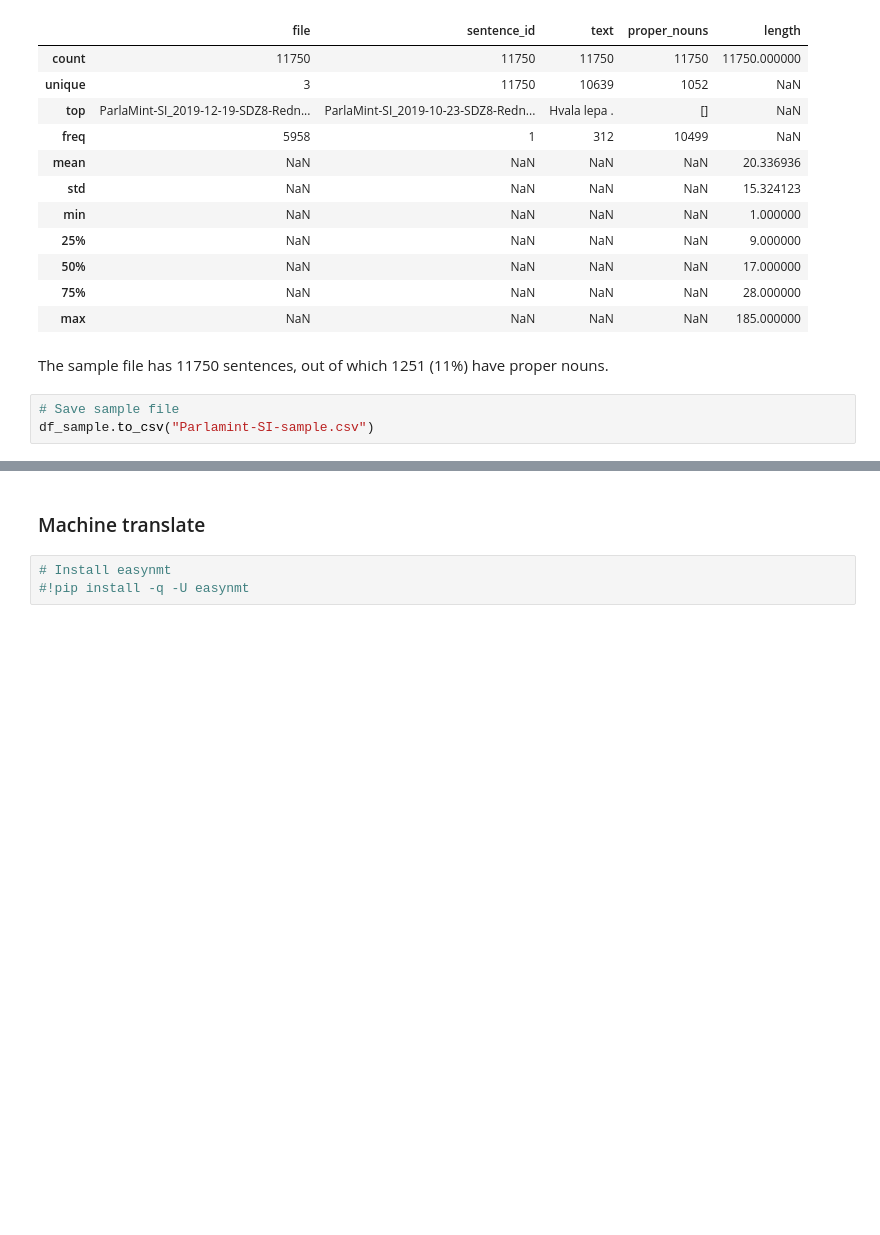
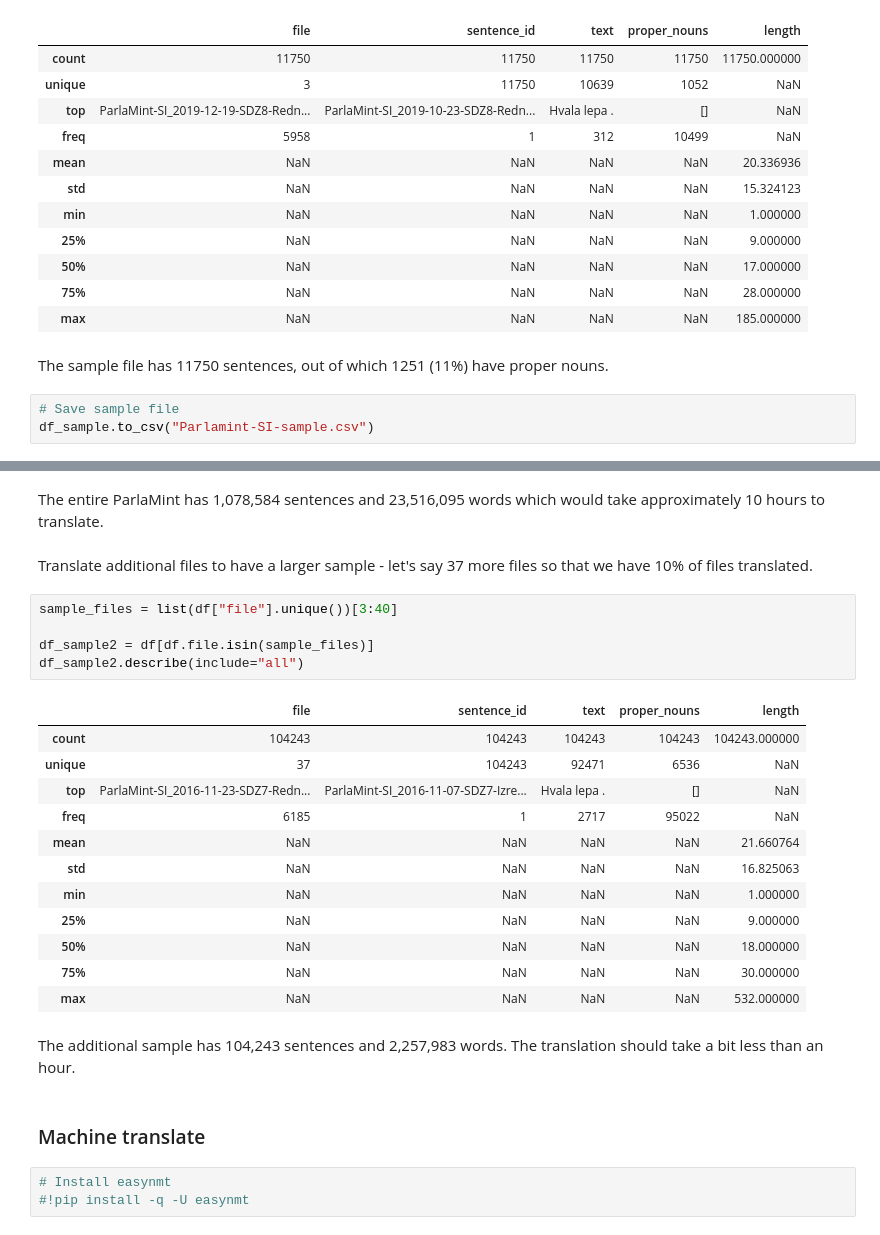
Before and after one commit to TajaKuzman/Parlamint-translation, a Jupyter notebook: 1-Prepare-and-translate-data.ipynb, the cells around one changed output, grey strips where cells are left out. Drawn from its saved outputs; the diff is of its cells as text; blank space fills up the shorter version.

```diff
--- a/1-Prepare-and-translate-data.ipynb
+++ b/1-Prepare-and-translate-data.ipynb
@@ -273,3 +290,27 @@ df_sample.to_csv("Parlamint-SI-sample.csv")
+# %% [markdown]
+The entire ParlaMint has 1,078,584 sentences and 23,516,095 words which would take approximately 10 hours to translate.
+# %% [markdown]
+Translate additional files to have a larger sample - let's say 37 more files so that we have 10% of files translated.
+# %%
+sample_files = list(df["file"].unique())[3:40]
+
+df_sample2 = df[df.file.isin(sample_files)]
+df_sample2.describe(include="all")
+# %% [output]
+|  | file | sentence_id | text | proper_nouns | length |
+| count | 104243 | 104243 | 104243 | 104243 | 104243.000000 |
+| unique | 37 | 104243 | 92471 | 6536 | NaN |
+| top | ParlaMint-SI_2016-11-23-SDZ7-Redn... | ParlaMint-SI_2016-11-07-SDZ7-Izre... | Hvala lepa . | [] | NaN |
+| freq | 6185 | 1 | 2717 | 95022 | NaN |
+| mean | NaN | NaN | NaN | NaN | 21.660764 |
+| std | NaN | NaN | NaN | NaN | 16.825063 |
+| min | NaN | NaN | NaN | NaN | 1.000000 |
+| 25% | NaN | NaN | NaN | NaN | 9.000000 |
+| 50% | NaN | NaN | NaN | NaN | 18.000000 |
+| 75% | NaN | NaN | NaN | NaN | 30.000000 |
+| max | NaN | NaN | NaN | NaN | 532.000000 |
+# %% [markdown]
+The additional sample has 104,243 sentences and 2,257,983 words. The translation should take a bit less than an hour.
 # %% [markdown]
 ### Machine translate
 # %%
```
Also changed, not shown: parts of 9 cells of this notebook, 5 other files.
